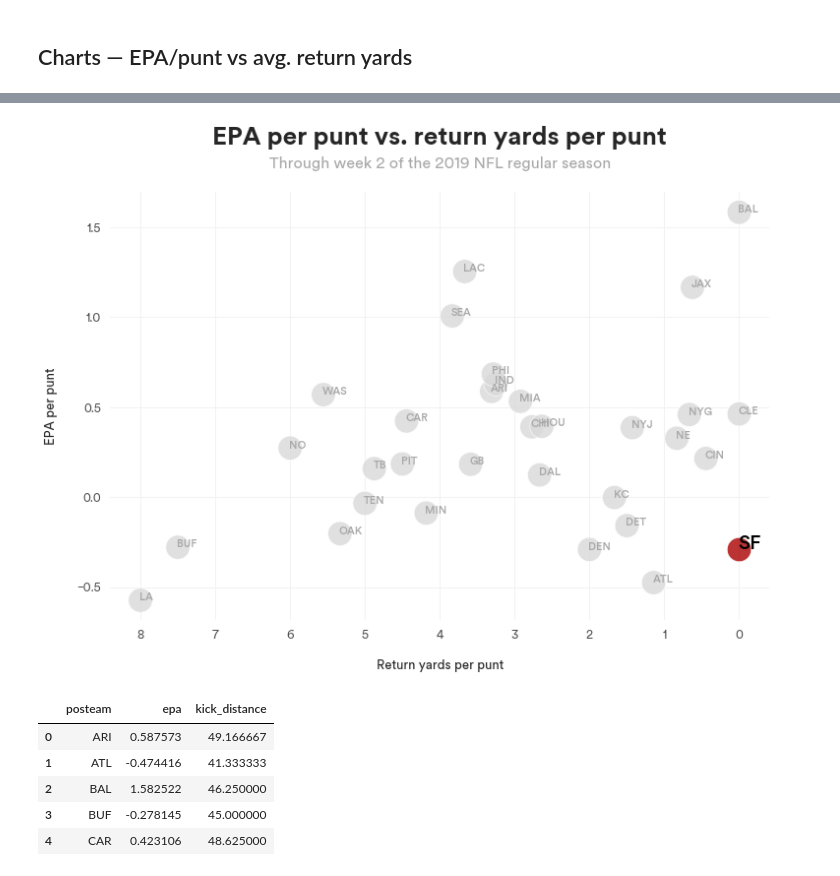
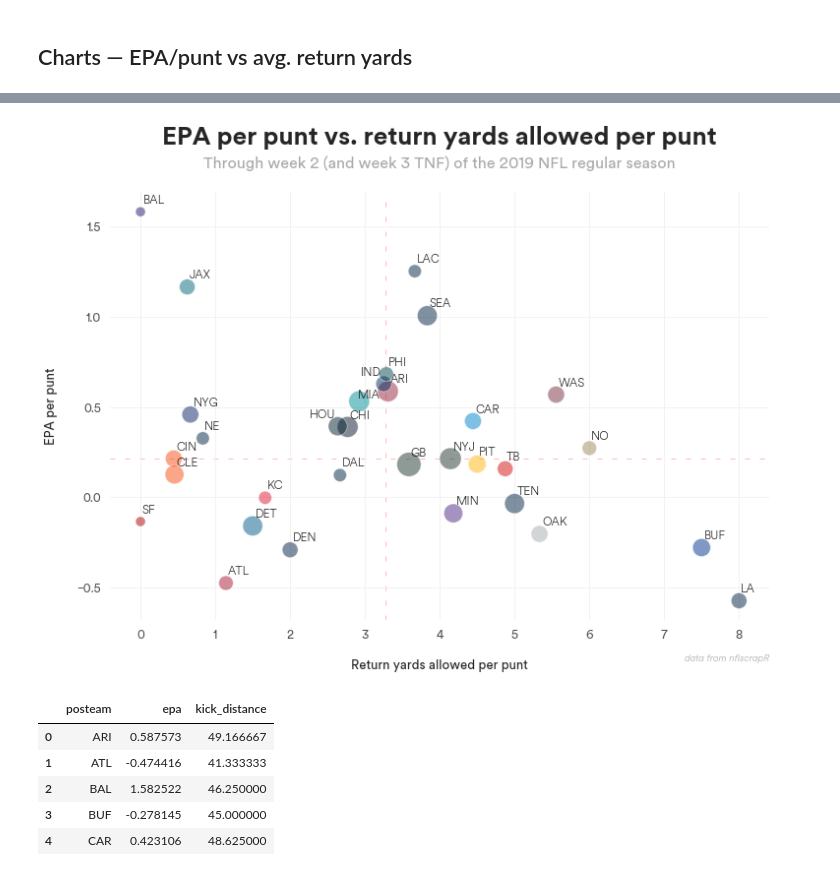
Before and after one commit to larsjaakko/nfl-notebooks, a Jupyter notebook: 2019/Punt EPA.ipynb, the cells around one changed output, grey strips where cells are left out. Drawn from its saved outputs; the diff is of its cells as text; code cells hidden in the pictures.

Commit message:
Added week 3

```diff
--- a/2019/Punt EPA.ipynb
+++ b/2019/Punt EPA.ipynb
@@ -123,7 +124,7 @@ team_colors_gray = {
 # %% [markdown]
 ## Data
 # %%
-df = pd.read_csv("../data/pbp_2019.csv", low_memory=False)
+df = pd.read_csv("../data/reg_pbp_2019.csv", low_memory=False)
 # %% [markdown]
 ## EPA per punt
 # %%
@@ -226,6 +229,6 @@ df_punts.groupby(['punter_player_name', 'posteam'])['kick_distance'].mean().rese
 # %% [markdown]
 ## Charts — EPA/punt vs avg. return yards
 # %%
-data = df_punts.groupby(['posteam'])['epa', 'return_yards'].mean().reset_index()
+data = df_punts.groupby(['posteam']).agg({'epa' : 'mean','play_id' : 'count', 'return_yards' : 'mean'}).reset_index()
 data.head()
 # %% [output]
@@ -238,50 +241,67 @@ data.head()
 # %%
 f, ax = plt.subplots(figsize=(12, 8))
 
 # Plotting all other teams and adding names
 
-others = data[data['posteam'] != 'SF'].reset_index()
+plt.axhline(np.median(data['epa']), linestyle=(0, (5, 10)), color='r', alpha=0.7, lw=1, zorder=-1)
+plt.axvline(np.median(data['return_yards']), linestyle=(0, (5, 10)), color='r', alpha=0.7, lw=1, zorder=-1)
 
 ax = sns.scatterplot(x="return_yards",
                      y="epa",
+                     size='play_id',
                      hue="posteam",
-                     palette=team_colors_gray,
-                     data=others,
+                     palette=team_colors_main,
+                     data=data,
                      legend=False,
-                     alpha=0.8,
-                     s=600
+                     alpha=0.5,
+                     sizes=(100, 600),
                     )
 
+ax.text(x=0.5,
+        y=1.1,
+        s='EPA per punt vs. return yards allowed per punt',
+        fontsize=26,
+        weight='bold',
+        ha='center',
+        va='bottom',
+        transform=ax.transAxes)
 
-#ax.set_title('EPA per punt vs. return yards per punt\n', fontsize=22, weight='black')
-ax.text(x=0.5, y=1.1, s='EPA per punt vs. return yards per punt', fontsize=26, weight='bold', ha='center', va='bottom', transform=ax.transAxes)
-ax.text(x=0.5, y=1.05, s='Through week 2 of the 2019 NFL regular season', fontsize=16, color='darkgray', ha='center', va='bottom', transform=ax.transAxes)
+ax.text(x=0.5,
+        y=1.05,
+        s='Through week 2 (and week 3 TNF) of the 2019 NFL regular season',
+        fontsize=16,
+        color='darkgray',
+        ha='center',
+        va='bottom',
+        transform=ax.transAxes)
 
-plt.xlim(reversed(plt.xlim()))
+ax.text(x=1,
+        y=-0.1,
+        s='data from nflscrapR',
+        fontsize=10,
+        weight='light',
+        style='italic',
+        color='darkgray',
+        ha='right',
+        va='bottom',
+        transform=ax.transAxes)
+
+texts = [plt.text(data['return_yards'][line], data['epa'][line], data['posteam'][line], horizontalalignment='left', size=12, color='black', weight='light', alpha=0.9) for line in range(0,data.shape[0])]
+
+ax.set_ylabel('EPA per punt\n')
+ax.set_xlabel('\nReturn yards allowed per punt')
 
 
-for line in range(0,others.shape[0]):
-     ax.text(others['return_yards'][line]+0.015, others['epa'][line], others['posteam'][line], horizontalalignment='left', size='small', color='darkgray', weight='semibold')
 
-# Plotting and labeling SF
+#texts.append(plt.text(data[data['posteam'] == 'SF']['return_yards'].values[0], data[data['posteam'] == 'SF']['epa'].values[0], data[data['posteam'] == 'SF']['posteam'].values[0], horizontalalignment='left', size=20, color='black', weight='semibold'))
+adjust_text(texts, force_points=(4, 6), force_text=(1, 2.5))
 
-ax = sns.scatterplot(x="return_yards",
-                     y="epa",
-                     hue="posteam",
-                     palette=team_colors_gray,
-                     data=data[data['posteam'] == 'SF'],
-                     legend=False,
-                     alpha=0.8,
-                     s=600
-                    )
+#plt.xlim(reversed(plt.xlim()))
 
-ax.set_ylabel('EPA per punt\n')
-ax.set_xlabel('\nReturn yards per punt')
-
-ax.text(data[data['posteam'] == 'SF']['return_yards']+0.015, data[data['posteam'] == 'SF']['epa'], data[data['posteam'] == 'SF']['posteam'].values[0], horizontalalignment='left', size=20, color='black', weight='semibold')
 sns.despine(left=True, right=True, top=True, bottom=True)
+plt.savefig('output/punt/' + 'epa_vs_return_yards.png'.format(), format='png', dpi=300, bbox_inches='tight')
 # %% [output]
-[figure, old version]
+[figure, new version]
 # %%
 data = df_punts.groupby(['posteam'])['epa', 'kick_distance'].mean().reset_index().dropna()
 data.head()
```
Also changed, not shown: parts of 5 cells of this notebook, 1 other file.
